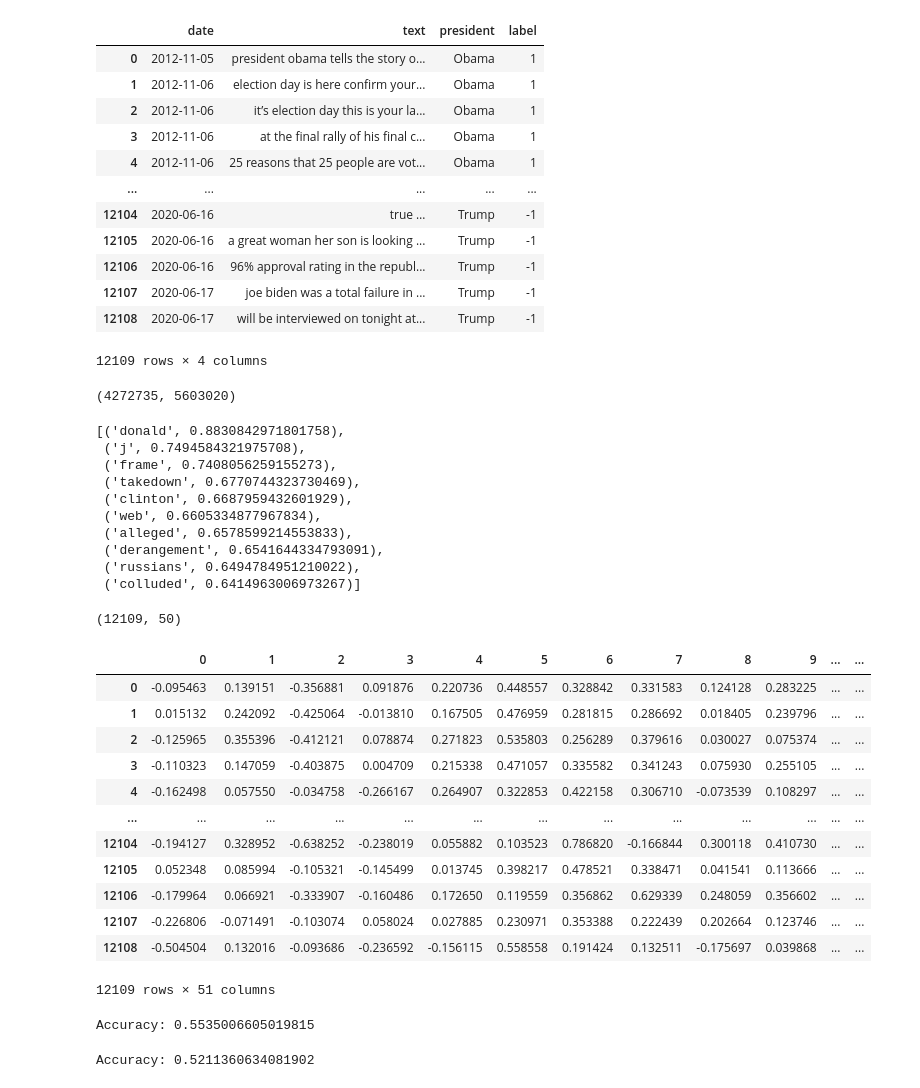
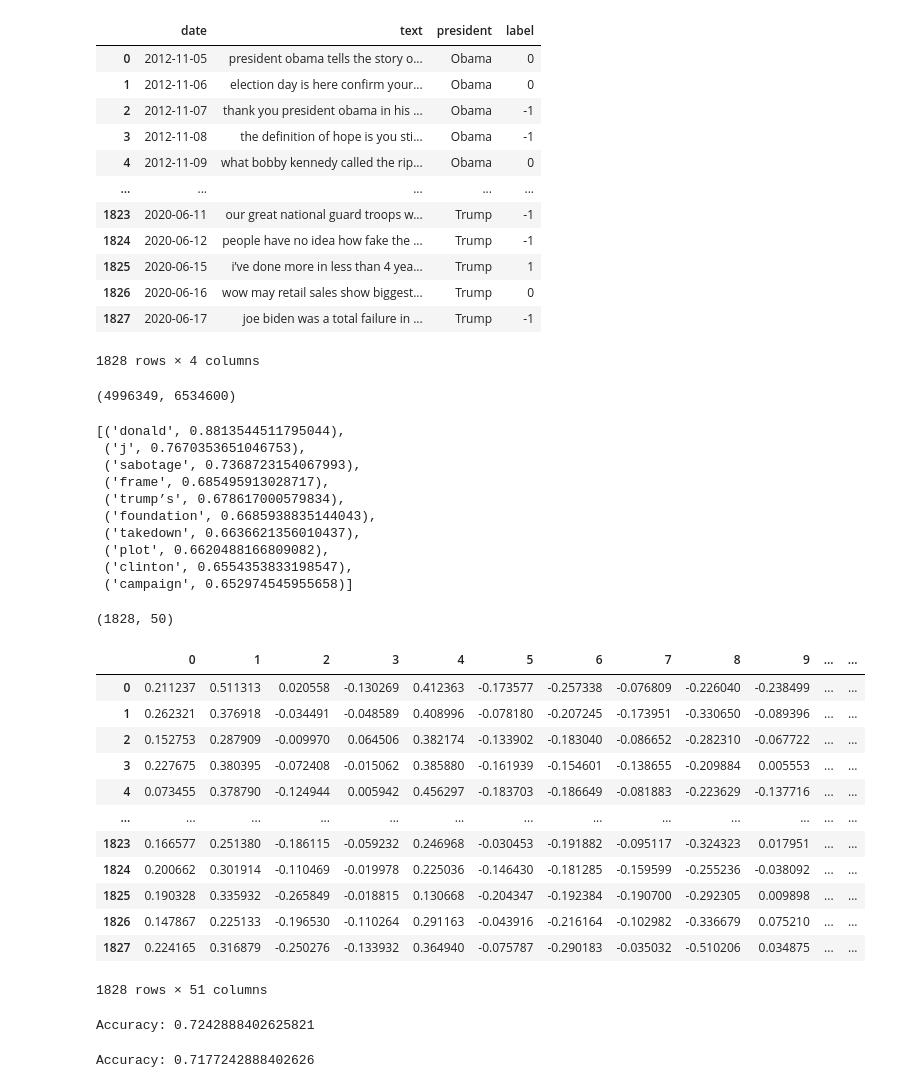
Before and after one commit to bocsardigergely/onallo_kut_fel_2020, a Jupyter notebook: code/baseline-model.ipynb, the cells around one changed output. Drawn from its saved outputs; the diff is of its cells as text; code cells hidden in the pictures.

```diff
--- a/code/baseline-model.ipynb
+++ b/code/baseline-model.ipynb
@@ -1,24 +1,24 @@
 # %%
 import pandas as pd
 import sklearn
 import numpy as np
 
-data = pd.read_excel('../Adatok/tisztitott_adat_nonconcat.xlsx', header=0,index_col=0)
+data = pd.read_excel('../Adatok/tisztitott_adat.xlsx', header=0,index_col=0)
 data
 # %% [output]
 |  | date | text | president | label |
-| 0 | 2012-11-05 | president obama tells the story o... | Obama | 1 |
-| 1 | 2012-11-06 | election day is here confirm your... | Obama | 1 |
-| 2 | 2012-11-06 | it’s election day this is your la... | Obama | 1 |
-| 3 | 2012-11-06 | at the final rally of his final c... | Obama | 1 |
-| 4 | 2012-11-06 | 25 reasons that 25 people are vot... | Obama | 1 |
+| 0 | 2012-11-05 | president obama tells the story o... | Obama | 0 |
+| 1 | 2012-11-06 | election day is here confirm your... | Obama | 0 |
+| 2 | 2012-11-07 | thank you president obama in his ... | Obama | -1 |
+| 3 | 2012-11-08 | the definition of hope is you sti... | Obama | -1 |
+| 4 | 2012-11-09 | what bobby kennedy called the rip... | Obama | 0 |
 | ... | ... | ... | ... | ... |
-| 12104 | 2020-06-16 | true … | Trump | -1 |
-| 12105 | 2020-06-16 | a great woman her son is looking ... | Trump | -1 |
-| 12106 | 2020-06-16 | 96% approval rating in the republ... | Trump | -1 |
-| 12107 | 2020-06-17 | joe biden was a total failure in ... | Trump | -1 |
-| 12108 | 2020-06-17 | will be interviewed on tonight at... | Trump | -1 |
+| 1823 | 2020-06-11 | our great national guard troops w... | Trump | -1 |
+| 1824 | 2020-06-12 | people have no idea how fake the ... | Trump | -1 |
+| 1825 | 2020-06-15 | i’ve done more in less than 4 yea... | Trump | 1 |
+| 1826 | 2020-06-16 | wow may retail sales show biggest... | Trump | 0 |
+| 1827 | 2020-06-17 | joe biden was a total failure in ... | Trump | -1 |
-12109 rows × 4 columns
+1828 rows × 4 columns
 # %%
 import gensim
 tokenized_tweet = data['text'].apply(lambda x: x.split())
@@ -37,20 +37,20 @@ model_w2v = gensim.models.Word2Vec(
 
 model_w2v.train(tokenized_tweet, total_examples= len(data['text']), epochs=20)
 # %% [output]
-(4272735, 5603020)
+(4996349, 6534600)
 # %%
 model_w2v.wv.most_similar(positive="trump")
 # %% [output]
-[('donald', 0.8830842971801758),
- ('j', 0.7494584321975708),
- ('frame', 0.7408056259155273),
- ('takedown', 0.6770744323730469),
- ('clinton', 0.6687959432601929),
- ('web', 0.6605334877967834),
- ('alleged', 0.6578599214553833),
- ('derangement', 0.6541644334793091),
- ('russians', 0.6494784951210022),
- ('colluded', 0.6414963006973267)]
+[('donald', 0.8813544511795044),
+ ('j', 0.7670353651046753),
+ ('sabotage', 0.7368723154067993),
+ ('frame', 0.685495913028717),
+ ('trump’s', 0.678617000579834),
+ ('foundation', 0.6685938835144043),
+ ('takedown', 0.6636621356010437),
+ ('plot', 0.6620488166809082),
+ ('clinton', 0.6554353833198547),
+ ('campaign', 0.652974545955658)]
 # %%
 def word_vector(tokens, size):
     vec = np.zeros(size).reshape((1, size))
@@ -71,24 +71,24 @@ for i in range(len(tokenized_tweet)):
 wordvec_df = pd.DataFrame(wordvec_arrays)
 wordvec_df.shape
 # %% [output]
-(12109, 50)
+(1828, 50)
 # %%
 vec_data = pd.concat([wordvec_df, data['label']], axis=1)
 vec_data
 # %% [output]
 |  | 0 | 1 | 2 | 3 | 4 | 5 | 6 | 7 | 8 | 9 | ... | ... |
-| 0 | -0.095463 | 0.139151 | -0.356881 | 0.091876 | 0.220736 | 0.448557 | 0.328842 | 0.331583 | 0.124128 | 0.283225 | ... | ... |
-| 1 | 0.015132 | 0.242092 | -0.425064 | -0.013810 | 0.167505 | 0.476959 | 0.281815 | 0.286692 | 0.018405 | 0.239796 | ... | ... |
-| 2 | -0.125965 | 0.355396 | -0.412121 | 0.078874 | 0.271823 | 0.535803 | 0.256289 | 0.379616 | 0.030027 | 0.075374 | ... | ... |
-| 3 | -0.110323 | 0.147059 | -0.403875 | 0.004709 | 0.215338 | 0.471057 | 0.335582 | 0.341243 | 0.075930 | 0.255105 | ... | ... |
-| 4 | -0.162498 | 0.057550 | -0.034758 | -0.266167 | 0.264907 | 0.322853 | 0.422158 | 0.306710 | -0.073539 | 0.108297 | ... | ... |
+| 0 | 0.211237 | 0.511313 | 0.020558 | -0.130269 | 0.412363 | -0.173577 | -0.257338 | -0.076809 | -0.226040 | -0.238499 | ... | ... |
+| 1 | 0.262321 | 0.376918 | -0.034491 | -0.048589 | 0.408996 | -0.078180 | -0.207245 | -0.173951 | -0.330650 | -0.089396 | ... | ... |
+| 2 | 0.152753 | 0.287909 | -0.009970 | 0.064506 | 0.382174 | -0.133902 | -0.183040 | -0.086652 | -0.282310 | -0.067722 | ... | ... |
+| 3 | 0.227675 | 0.380395 | -0.072408 | -0.015062 | 0.385880 | -0.161939 | -0.154601 | -0.138655 | -0.209884 | 0.005553 | ... | ... |
+| 4 | 0.073455 | 0.378790 | -0.124944 | 0.005942 | 0.456297 | -0.183703 | -0.186649 | -0.081883 | -0.223629 | -0.137716 | ... | ... |
 | ... | ... | ... | ... | ... | ... | ... | ... | ... | ... | ... | ... | ... |
-| 12104 | -0.194127 | 0.328952 | -0.638252 | -0.238019 | 0.055882 | 0.103523 | 0.786820 | -0.166844 | 0.300118 | 0.410730 | ... | ... |
-| 12105 | 0.052348 | 0.085994 | -0.105321 | -0.145499 | 0.013745 | 0.398217 | 0.478521 | 0.338471 | 0.041541 | 0.113666 | ... | ... |
-| 12106 | -0.179964 | 0.066921 | -0.333907 | -0.160486 | 0.172650 | 0.119559 | 0.356862 | 0.629339 | 0.248059 | 0.356602 | ... | ... |
-| 12107 | -0.226806 | -0.071491 | -0.103074 | 0.058024 | 0.027885 | 0.230971 | 0.353388 | 0.222439 | 0.202664 | 0.123746 | ... | ... |
-| 12108 | -0.504504 | 0.132016 | -0.093686 | -0.236592 | -0.156115 | 0.558558 | 0.191424 | 0.132511 | -0.175697 | 0.039868 | ... | ... |
+| 1823 | 0.166577 | 0.251380 | -0.186115 | -0.059232 | 0.246968 | -0.030453 | -0.191882 | -0.095117 | -0.324323 | 0.017951 | ... | ... |
+| 1824 | 0.200662 | 0.301914 | -0.110469 | -0.019978 | 0.225036 | -0.146430 | -0.181285 | -0.159599 | -0.255236 | -0.038092 | ... | ... |
+| 1825 | 0.190328 | 0.335932 | -0.265849 | -0.018815 | 0.130668 | -0.204347 | -0.192384 | -0.190700 | -0.292305 | 0.009898 | ... | ... |
+| 1826 | 0.147867 | 0.225133 | -0.196530 | -0.110264 | 0.291163 | -0.043916 | -0.216164 | -0.102982 | -0.336679 | 0.075210 | ... | ... |
+| 1827 | 0.224165 | 0.316879 | -0.250276 | -0.133932 | 0.364940 | -0.075787 | -0.290183 | -0.035032 | -0.510206 | 0.034875 | ... | ... |
-12109 rows × 51 columns
+1828 rows × 51 columns
 # %%
 from sklearn.model_selection import train_test_split
 
@@ -106,7 +106,7 @@ score = classifier.score(X_test, y_test)
 
 print("Accuracy:", score)
 # %% [output]
-Accuracy: 0.5535006605019815
+Accuracy: 0.7242888402625821
 # %%
 from sklearn.ensemble import RandomForestClassifier
 
@@ -116,4 +116,4 @@ clf.fit(X_train, y_train)
 score = clf.score(X_test, y_test)
 print("Accuracy:", score)
 # %% [output]
-Accuracy: 0.5211360634081902
+Accuracy: 0.7177242888402626
```
Also changed, not shown: 1 other file.
